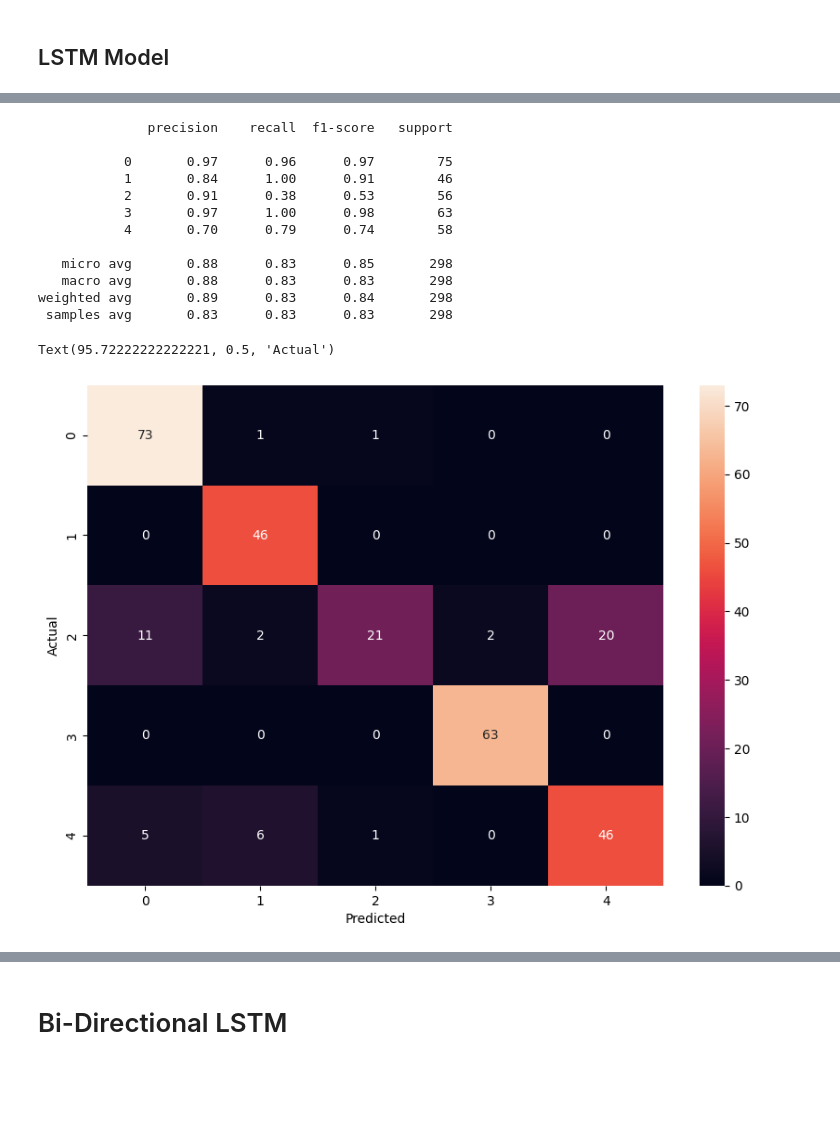
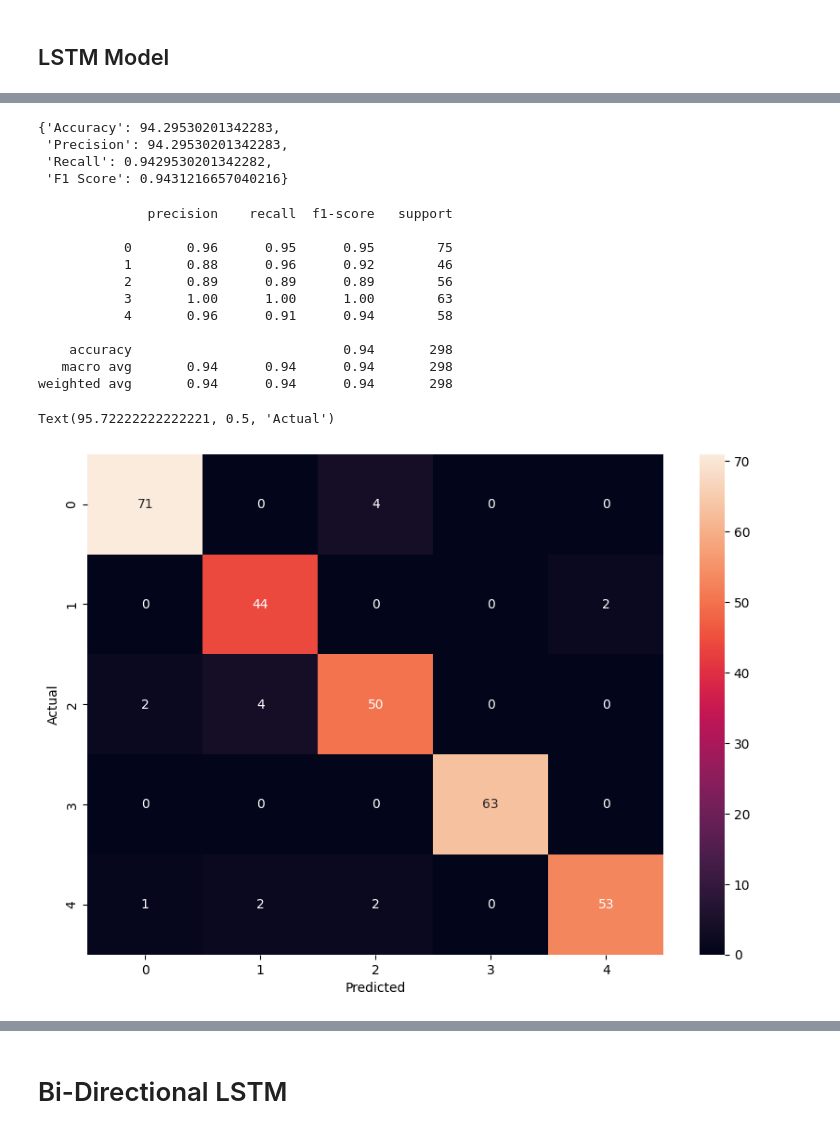
Before and after one commit to harmangahir/news_article_sorting_nlp, a Jupyter notebook: news_article_sorting.ipynb, the cells around one changed output, grey strips where cells are left out. Saved outputs shown, nothing was run; the diff lists cells and outputs as text; code cells hidden in the pictures; blank space fills up the shorter version.

```diff
--- a/news_article_sorting.ipynb
+++ b/news_article_sorting.ipynb
@@ -752,13 +792,13 @@ array([[0, 1, 0, 0, 0],
 n_lstm = 128
 drop_lstm = 0.2
 # %%
-model_LSTM = Sequential()
-model_LSTM.add(Embedding(VOCABULARY_SIZE, EMBEDDING_DIMENSION, input_length=pad_sequence_X.shape[1]))
-model_LSTM.add(SpatialDropout1D(drop_lstm))
-model_LSTM.add(LSTM(n_lstm,return_sequences=False,  dropout=0.2, recurrent_dropout=0.2))
-model_LSTM.add(Dropout(drop_lstm))
-model_LSTM.add(Dense(5, activation='softmax'))
-model_LSTM.compile(loss='categorical_crossentropy', optimizer='adam', metrics=['accuracy'])
+model_LSTM_ohe = Sequential()
+model_LSTM_ohe.add(Embedding(VOCABULARY_SIZE, EMBEDDING_DIMENSION, input_length=pad_sequence_X.shape[1]))
+model_LSTM_ohe.add(SpatialDropout1D(drop_lstm))
+model_LSTM_ohe.add(LSTM(n_lstm,return_sequences=False,  dropout=0.2, recurrent_dropout=0.2))
+model_LSTM_ohe.add(Dropout(drop_lstm))
+model_LSTM_ohe.add(Dense(5, activation='softmax'))
+model_LSTM_ohe.compile(loss='categorical_crossentropy', optimizer='adam', metrics=['accuracy'])
 es = EarlyStopping(monitor='val_loss', mode = min, patience=3, min_delta=0.0001)
 # %% [output]
 WARNING:tensorflow:EarlyStopping mode <built-in function min> is unknown, fallback to auto mode.
@@ -772,4 +838,4 @@ NameError: name 'model_LSTM' is not defined
 # %%
-history = model_LSTM.fit(X_train, Y_train, validation_data=(X_test, Y_test),epochs=10, batch_size=64,validation_split=0.1,callbacks=[es])
+history = model_LSTM_ohe.fit(X_train, Y_train_one_hot, validation_data=(X_test, Y_test_one_hot),epochs=10, batch_size=64,validation_split=0.1,callbacks=[es])
 # %% [output]
 Epoch 1/10
@@ -823,0 +896,4 @@ plt.legend()
+# %%
+# Model prediction probabilities
+model_LSTM_ohe_pred_probs = model_LSTM_ohe.predict(X_test)
+model_LSTM_ohe_pred_probs[:2]
@@ -823,0 +906,5 @@ plt.legend()
+# %%
+
+# Model prediction labels
+model_LSTM_ohe_preds = tensorflow.argmax(model_LSTM_ohe_pred_probs, axis=1)
+model_LSTM_ohe_preds
@@ -852,24 +938,32 @@ Y_predicted_LSTM = (model_LSTM.predict(X_test) >= 0.5).astype("int")
+# %%
+# Model performance using different evaluation metrics
+model_LSTM_ohe_results = model_evaluation(Y_test_labels_encoded,model_LSTM_ohe_preds)
+model_LSTM_ohe_results
+# %% [output]
+{'Accuracy': 94.29530201342283,
+ 'Precision': 94.29530201342283,
+ 'Recall': 0.9429530201342282,
+ 'F1 Score': 0.9431216657040216}
 # %%
-print(classification_report(Y_test, Y_predicted_LSTM))
+print(classification_report(Y_test_labels_encoded,model_LSTM_ohe_preds))
 # %% [output]
               precision    recall  f1-score   support
 
-           0       0.97      0.96      0.97        75
-           1       0.84      1.00      0.91        46
-           2       0.91      0.38      0.53        56
-           3       0.97      1.00      0.98        63
-           4       0.70      0.79      0.74        58
+           0       0.96      0.95      0.95        75
+           1       0.88      0.96      0.92        46
+           2       0.89      0.89      0.89        56
+           3       1.00      1.00      1.00        63
+           4       0.96      0.91      0.94        58
 
-   micro avg       0.88      0.83      0.85       298
-   macro avg       0.88      0.83      0.83       298
-weighted avg       0.89      0.83      0.84       298
- samples avg       0.83      0.83      0.83       298
+    accuracy                           0.94       298
+   macro avg       0.94      0.94      0.94       298
+weighted avg       0.94      0.94      0.94       298
 # %%
-cm_LSTM = confusion_matrix(Y_test.argmax(axis=1), Y_predicted_LSTM.argmax(axis=1))
+cm_LSTM = confusion_matrix(Y_test_labels_encoded, model_LSTM_ohe_preds)
 plt.figure(figsize=(10,7))
 sns.heatmap(cm_LSTM, annot=True)
 plt.xlabel('Predicted')
 plt.ylabel('Actual')
 # %% [output]
 Text(95.72222222222221, 0.5, 'Actual')
-[figure, old version]
+[figure, new version]
```
Also changed, not shown: parts of 35 cells of this notebook, 17 other files.
